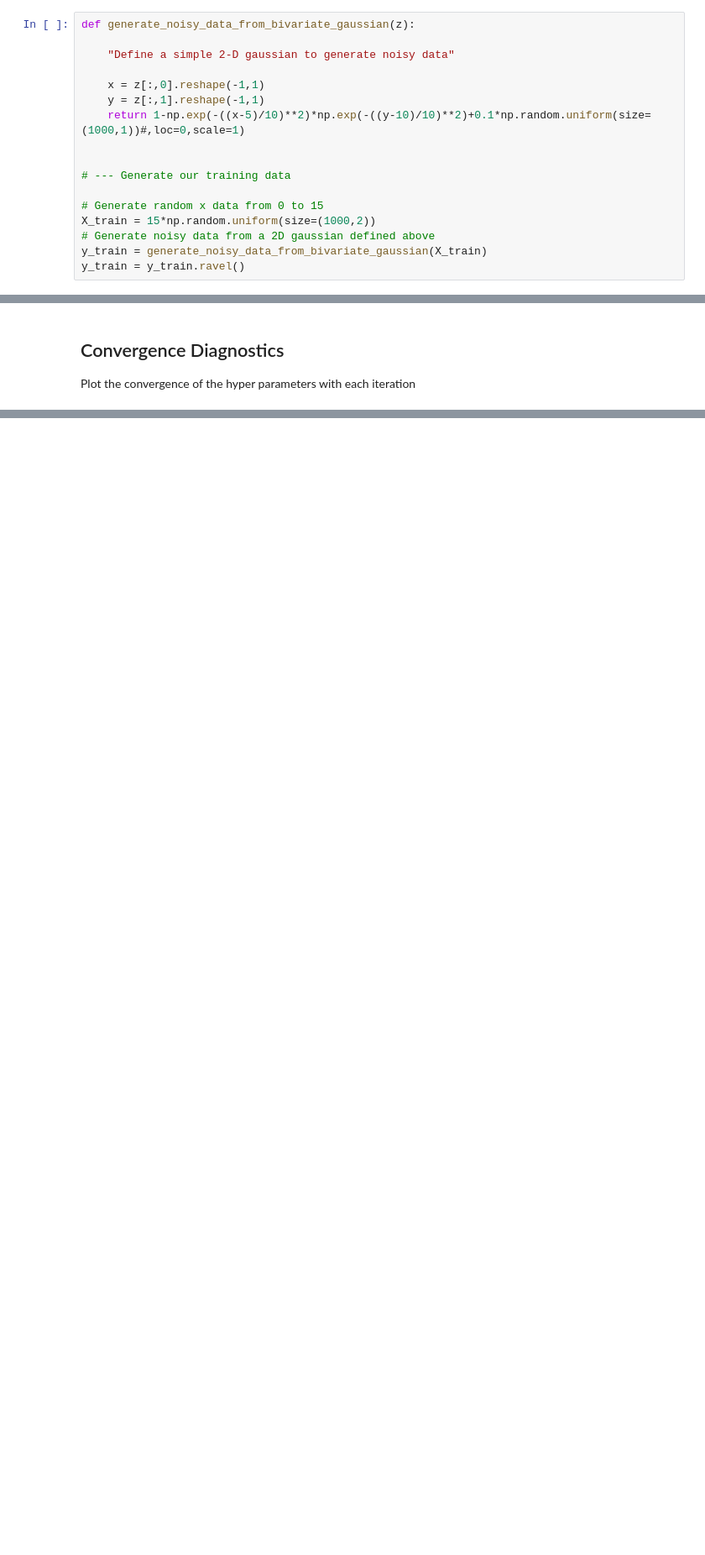
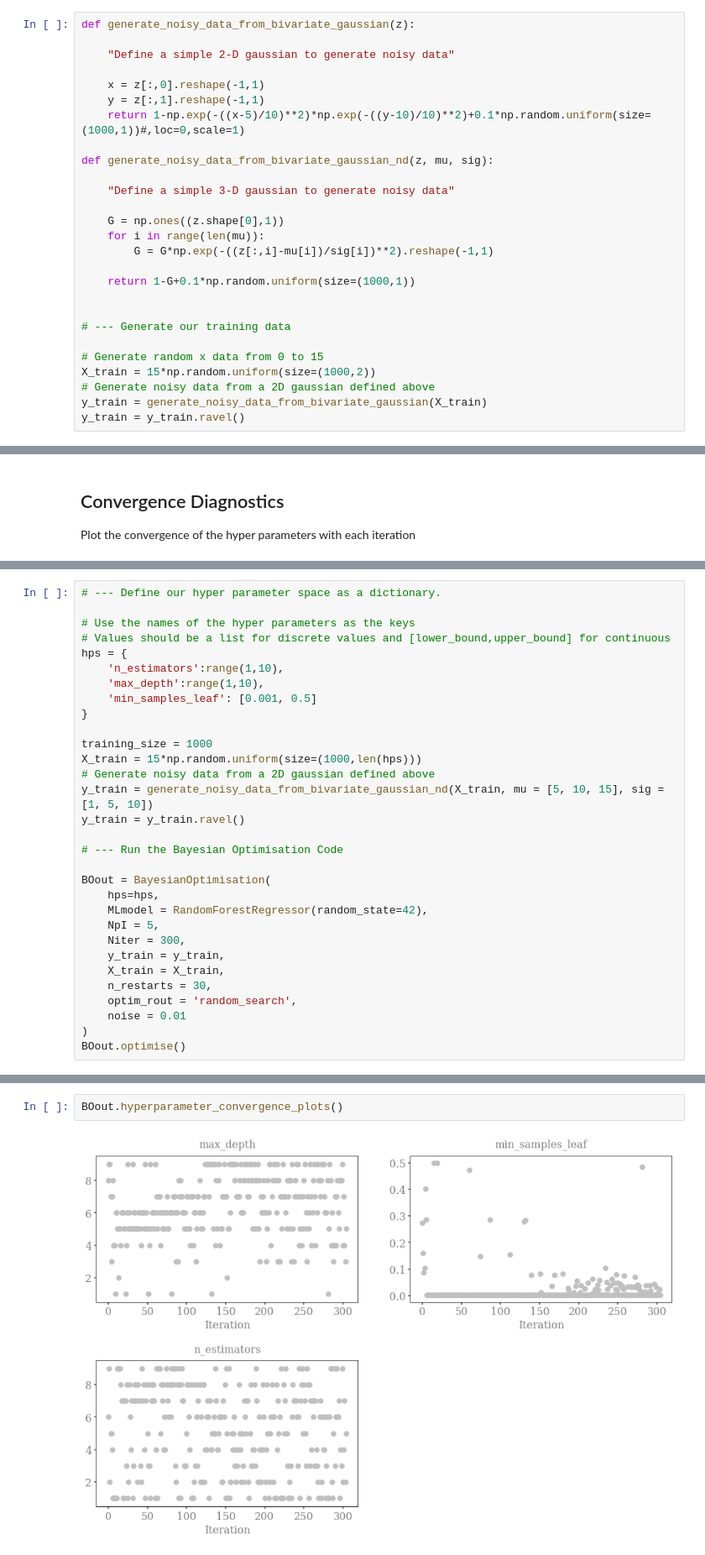
Before and after one commit to mattcrooksBBC/BayesianOptimisation, a Jupyter notebook: Bayesian_hyperparameter_optimisation3_HowToUse.ipynb, the cells around one changed output, grey strips where cells are left out. Shown at 84% size. Cells and saved outputs as stored; diff of their text form; blank space fills up the shorter version.

```diff
--- a/Bayesian_hyperparameter_optimisation3_HowToUse.ipynb
+++ b/Bayesian_hyperparameter_optimisation3_HowToUse.ipynb
@@ -27,6 +28,16 @@ def generate_noisy_data_from_bivariate_gaussian(z):
     y = z[:,1].reshape(-1,1)
     return 1-np.exp(-((x-5)/10)**2)*np.exp(-((y-10)/10)**2)+0.1*np.random.uniform(size=(1000,1))#,loc=0,scale=1)
 
+def generate_noisy_data_from_bivariate_gaussian_nd(z, mu, sig):
+
+    "Define a simple 3-D gaussian to generate noisy data"
+
+    G = np.ones((z.shape[0],1))
+    for i in range(len(mu)):
+        G = G*np.exp(-((z[:,i]-mu[i])/sig[i])**2).reshape(-1,1)
+
+    return 1-G+0.1*np.random.uniform(size=(1000,1))
+
 
 # --- Generate our training data
 
@@ -496,0 +412,31 @@ BOout.hyperparameter_convergence_plots()
+# %%
+# --- Define our hyper parameter space as a dictionary.
+
+# Use the names of the hyper parameters as the keys
+# Values should be a list for discrete values and [lower_bound,upper_bound] for continuous
+hps = {
+    'n_estimators':range(1,10),
+    'max_depth':range(1,10),
+    'min_samples_leaf': [0.001, 0.5]
+}
+
+training_size = 1000
+X_train = 15*np.random.uniform(size=(1000,len(hps)))
+# Generate noisy data from a 2D gaussian defined above
+y_train = generate_noisy_data_from_bivariate_gaussian_nd(X_train, mu = [5, 10, 15], sig = [1, 5, 10])
+y_train = y_train.ravel()
+
+# --- Run the Bayesian Optimisation Code
+
+BOout = BayesianOptimisation(
+    hps=hps,
+    MLmodel = RandomForestRegressor(random_state=42),
+    NpI = 5,
+    Niter = 300,
+    y_train = y_train,
+    X_train = X_train,
+    n_restarts = 30,
+    optim_rout = 'random_search',
+    noise = 0.01
+)
+BOout.optimise()
@@ -496,0 +507,4 @@ BOout.hyperparameter_convergence_plots()
+# %%
+BOout.hyperparameter_convergence_plots()
+# %% [output]
+[figure, added]
```
Also changed, not shown: parts of 19 cells of this notebook, 2 other files.
